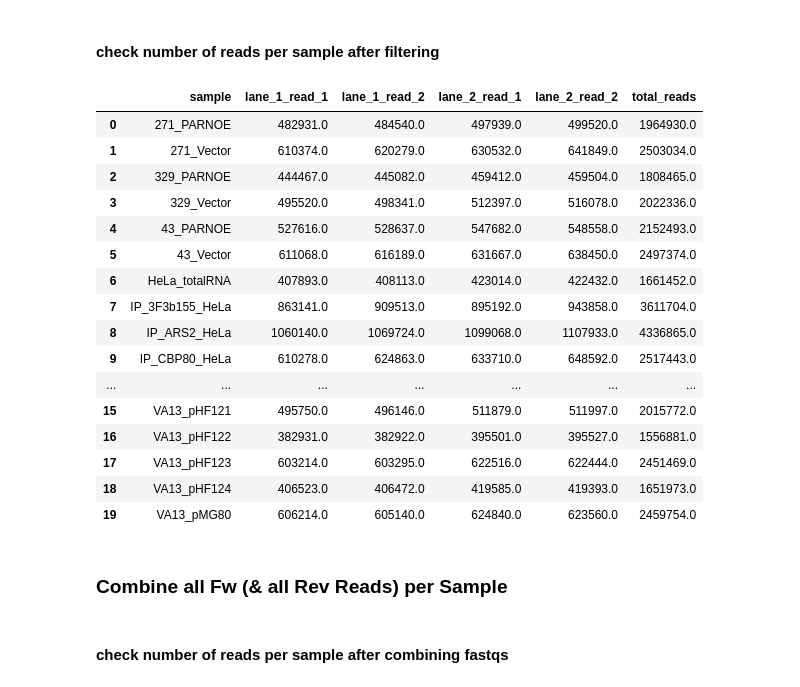
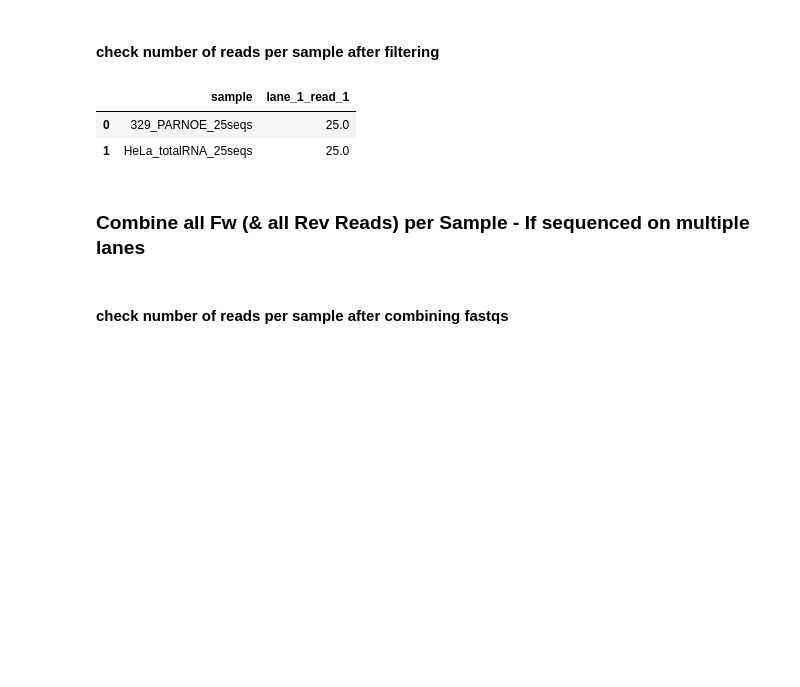
Before and after one commit to morganweichert/hTR_3prime_RACE_Analysis, a Jupyter notebook: hTR_3prime_RACE_analysis.ipynb, the cells around one changed output. Cells and saved outputs as stored; diff of their text form; code cells hidden in the pictures; blank space fills up the shorter version.

```diff
--- a/hTR_3prime_RACE_analysis.ipynb
+++ b/hTR_3prime_RACE_analysis.ipynb
@@ -271,26 +271,13 @@ count_reads_per_sample.py -indir ./processed_data/seq_filtered/ -outfile filtere
 # %%
 # view results
-pd.read_csv('filtered_read_counts_per_sample.tsv', sep = '\t')
+pd.read_csv('/home/msr/code_examples/hTR_3prime_RACE_analysis_files/processed_data/filtered_read_counts_per_sample.tsv',
+            sep = '\t')
 # %% [output]
-|  | sample | lane_1_read_1 | lane_1_read_2 | lane_2_read_1 | lane_2_read_2 | total_reads |
-| 0 | 271_PARNOE | 482931.0 | 484540.0 | 497939.0 | 499520.0 | 1964930.0 |
-| 1 | 271_Vector | 610374.0 | 620279.0 | 630532.0 | 641849.0 | 2503034.0 |
-| 2 | 329_PARNOE | 444467.0 | 445082.0 | 459412.0 | 459504.0 | 1808465.0 |
-| 3 | 329_Vector | 495520.0 | 498341.0 | 512397.0 | 516078.0 | 2022336.0 |
-| 4 | 43_PARNOE | 527616.0 | 528637.0 | 547682.0 | 548558.0 | 2152493.0 |
-| 5 | 43_Vector | 611068.0 | 616189.0 | 631667.0 | 638450.0 | 2497374.0 |
-| 6 | HeLa_totalRNA | 407893.0 | 408113.0 | 423014.0 | 422432.0 | 1661452.0 |
-| 7 | IP_3F3b155_HeLa | 863141.0 | 909513.0 | 895192.0 | 943858.0 | 3611704.0 |
-| 8 | IP_ARS2_HeLa | 1060140.0 | 1069724.0 | 1099068.0 | 1107933.0 | 4336865.0 |
-| 9 | IP_CBP80_HeLa | 610278.0 | 624863.0 | 633710.0 | 648592.0 | 2517443.0 |
-| ... | ... | ... | ... | ... | ... | ... |
-| 15 | VA13_pHF121 | 495750.0 | 496146.0 | 511879.0 | 511997.0 | 2015772.0 |
-| 16 | VA13_pHF122 | 382931.0 | 382922.0 | 395501.0 | 395527.0 | 1556881.0 |
-| 17 | VA13_pHF123 | 603214.0 | 603295.0 | 622516.0 | 622444.0 | 2451469.0 |
-| 18 | VA13_pHF124 | 406523.0 | 406472.0 | 419585.0 | 419393.0 | 1651973.0 |
-| 19 | VA13_pMG80 | 606214.0 | 605140.0 | 624840.0 | 623560.0 | 2459754.0 |
+|  | sample | lane_1_read_1 |
+| 0 | 329_PARNOE_25seqs | 25.0 |
+| 1 | HeLa_totalRNA_25seqs | 25.0 |
 # %% [markdown]
-### Combine all Fw (& all Rev Reads) per Sample
+### Combine all Fw (& all Rev Reads) per Sample - If sequenced on multiple lanes
 # %%
 %%bash
 
```
Also changed, not shown: parts of 64 cells of this notebook.
